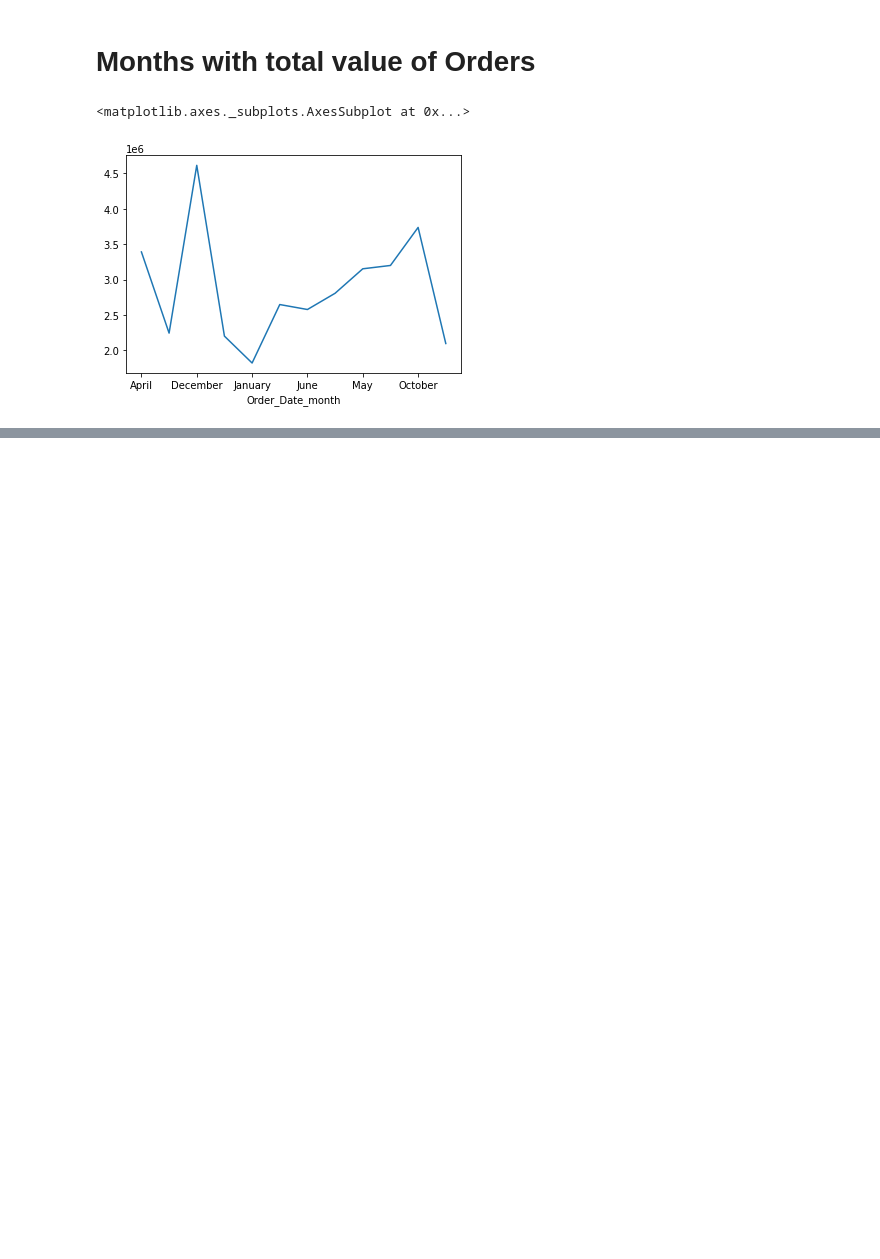
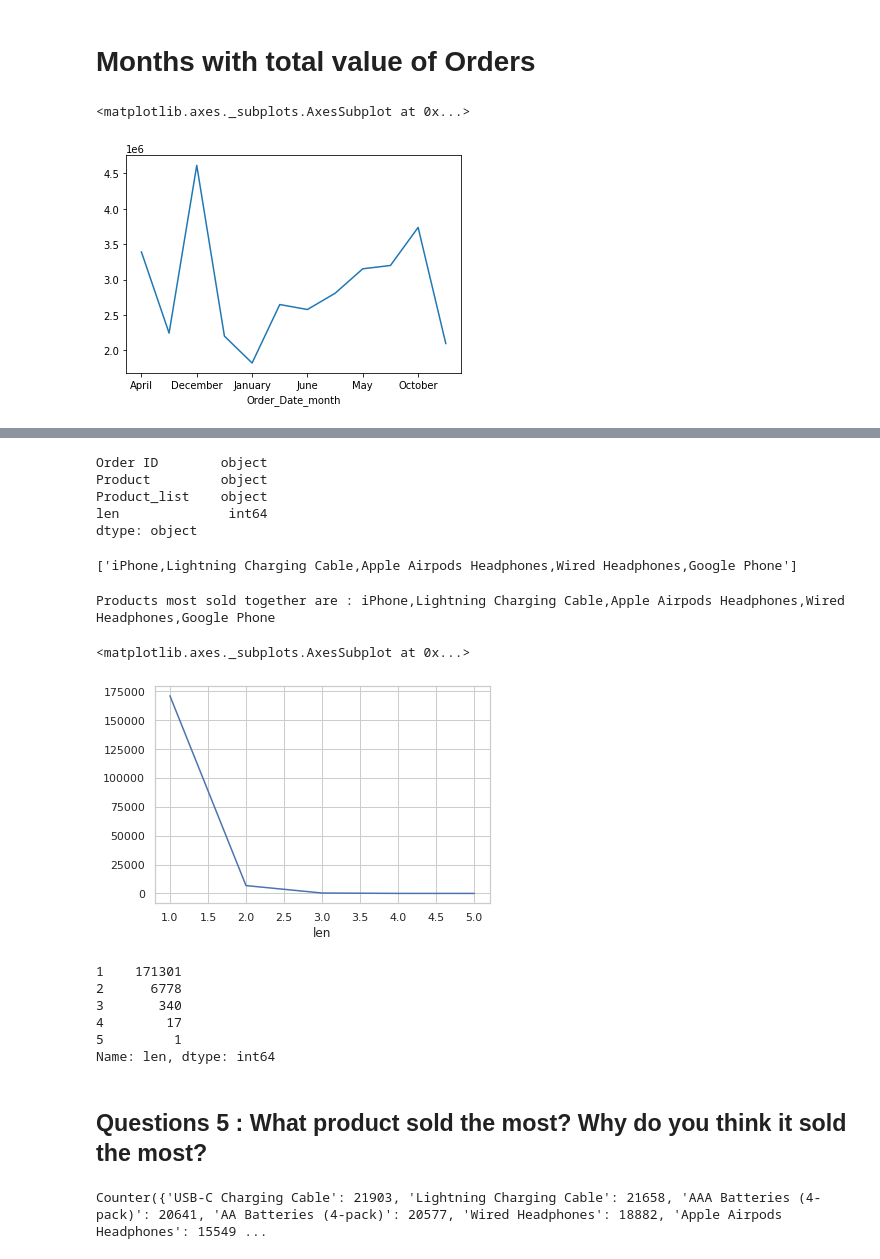
Before and after one commit to a-dhingra/JupyterNotebooks, a Jupyter notebook: KeithGalli_SalesAnalysis.ipynb, the cells around one changed output, grey strips where cells are left out. Cells and saved outputs as stored; diff of their text form; code cells hidden in the pictures; blank space fills up the shorter version.

```diff
--- a/KeithGalli_SalesAnalysis.ipynb
+++ b/KeithGalli_SalesAnalysis.ipynb
@@ -286,0 +503,13 @@ dff.groupby('Order_Date_month')['Order_value'].sum().plot()
+# %%
+# dff_products = dff.groupby(['Order ID'])['Product'].apply(','.join).reset_index()
+dff_products = dff.groupby(['Order ID'], as_index=False).agg({'Product': ','.join})
+
+def make_list(x):
+  return x.split(',')
+
+dff_products['Product_list'] = dff_products['Product'].apply(lambda x: make_list(x))
+
+dff_products['len'] = dff_products['Product_list'].apply(lambda x:len(x))
+
+
+print(dff_products.head(),'\n', dff_products.shape,'\n', dff.shape)
@@ -286,0 +534,43 @@ dff.groupby('Order_Date_month')['Order_value'].sum().plot()
+# %%
+dff_products.dtypes
+# %% [output]
+Order ID        object
+Product         object
+Product_list    object
+len              int64
+dtype: object
+# %%
+dff_products[dff_products['len']==5]['Product'].to_list()
+# %% [output]
+['iPhone,Lightning Charging Cable,Apple Airpods Headphones,Wired Headphones,Google Phone']
+# %%
+ans5 = dff_products[dff_products['len']==5]['Product'].to_list()
+print(f"Products most sold together are : {' '.join(ans5)}")
+# %% [output]
+Products most sold together are : iPhone,Lightning Charging Cable,Apple Airpods Headphones,Wired Headphones,Google Phone
+# %%
+dff_products.groupby('len')['Product_list'].count().plot()
+# %% [output]
+<matplotlib.axes._subplots.AxesSubplot at 0x...>
+[figure, added]
+# %%
+dff_products['len'].value_counts()
+# %% [output]
+1    171301
+2      6778
+3       340
+4        17
+5         1
+Name: len, dtype: int64
+# %% [markdown]
+## Questions 5 : What product sold the most? Why do you think it sold the most?
+# %%
+from collections import Counter
+
+temp = Counter()
+for x in dff_products.loc[:,'Product_list']:
+  temp.update(x)
+
+print(temp)
+# %% [output]
+Counter({'USB-C Charging Cable': 21903, 'Lightning Charging Cable': 21658, 'AAA Batteries (4-pack)': 20641, 'AA Batteries (4-pack)': 20577, 'Wired Headphones': 18882, 'Apple Airpods Headphones': 15549 ...
```
Also changed, not shown: parts of 32 cells of this notebook.
